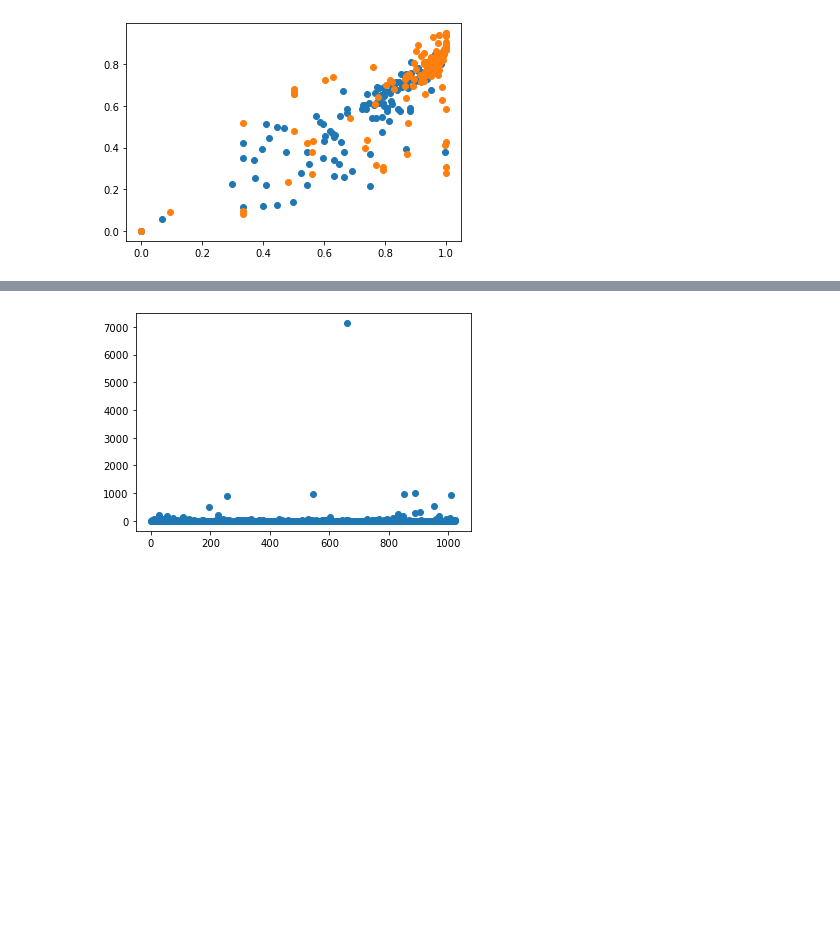
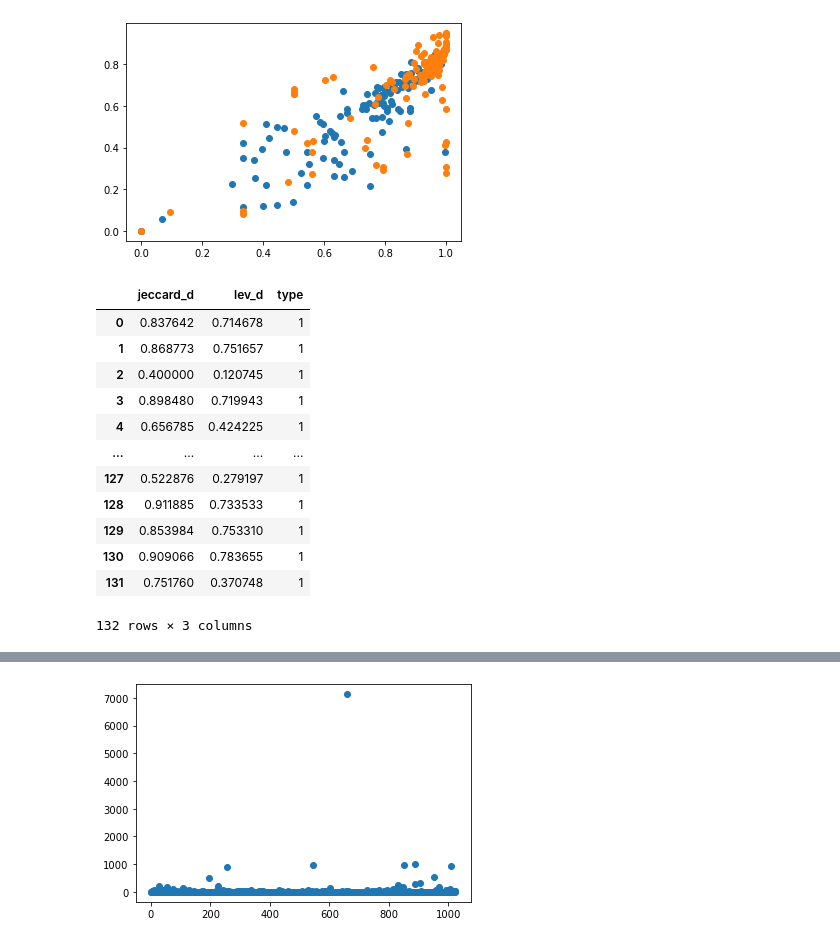
Before and after one commit to pry666/social-computing, a Jupyter notebook: final.ipynb, the cells around one changed output, grey strips where cells are left out. Cells and saved outputs as stored; diff of their text form; code cells hidden in the pictures; blank space fills up the shorter version.

```diff
--- a/final.ipynb
+++ b/final.ipynb
@@ -272,3 +306,27 @@ plt.scatter(hujdis,huldis)
 plt.show()
 # %% [output]
 [figure]
+# %%
+#1 : bot  0: human
+
+import pandas as pd
+
+df = pd.read_csv('train.csv')
+
+dfb = df.head(132)
+
+dfb
+# %% [output]
+|  | jeccard_d | lev_d | type |
+| 0 | 0.837642 | 0.714678 | 1 |
+| 1 | 0.868773 | 0.751657 | 1 |
+| 2 | 0.400000 | 0.120745 | 1 |
+| 3 | 0.898480 | 0.719943 | 1 |
+| 4 | 0.656785 | 0.424225 | 1 |
+| ... | ... | ... | ... |
+| 127 | 0.522876 | 0.279197 | 1 |
+| 128 | 0.911885 | 0.733533 | 1 |
+| 129 | 0.853984 | 0.753310 | 1 |
+| 130 | 0.909066 | 0.783655 | 1 |
+| 131 | 0.751760 | 0.370748 | 1 |
+132 rows × 3 columns
```
Also changed, not shown: parts of 35 cells of this notebook.
